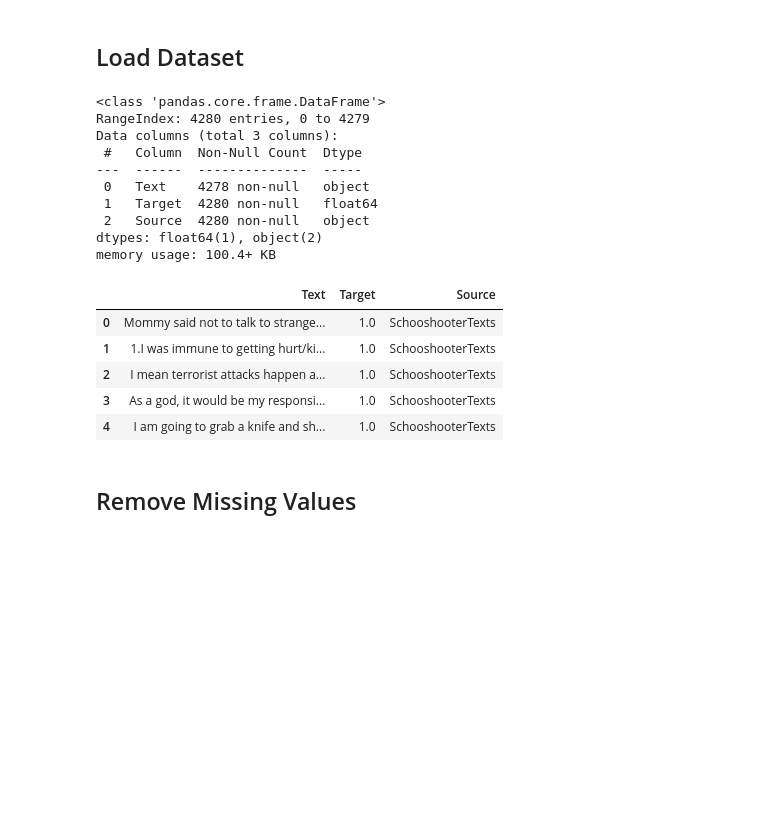
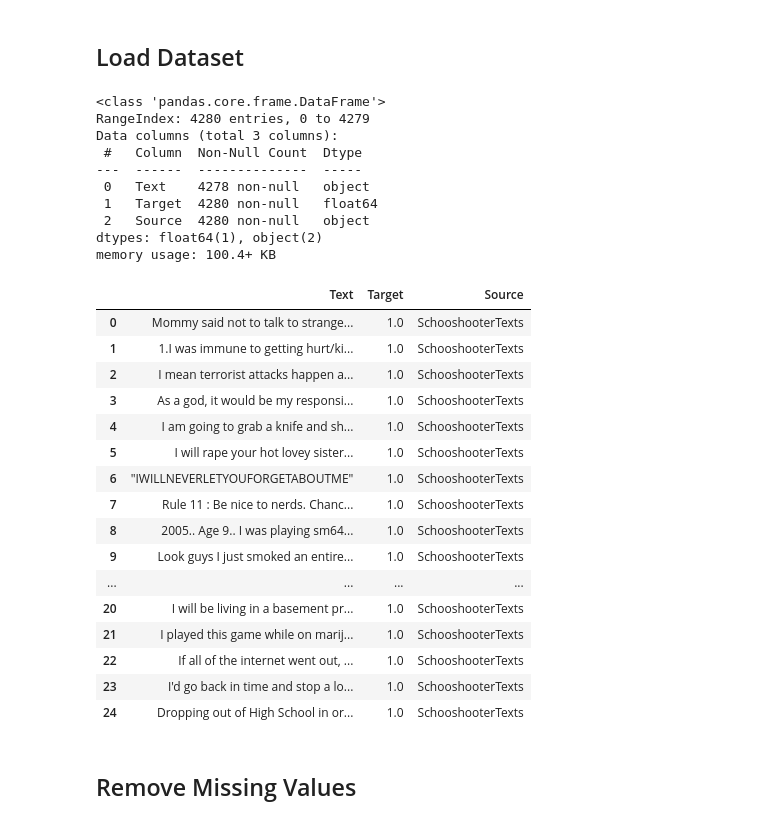
Before and after one commit to CrispiBacon/FYP, a Jupyter notebook: 4. Data Pre-processing/Pre-processing.ipynb, the cells around one changed output. Drawn from its saved outputs; the diff is of its cells as text; code cells hidden in the pictures; blank space fills up the shorter version.

```diff
--- a/4. Data Pre-processing/Pre-processing.ipynb
+++ b/4. Data Pre-processing/Pre-processing.ipynb
@@ -3,27 +3,38 @@
 # %%
 import pandas as pd
 
 df = pd.read_csv(r'..\3. Data Understanding\merged_data.csv', header=0)
 
 df.info()
-df.head()
+df.head(25)
 # %% [output]
 <class 'pandas.core.frame.DataFrame'>
 RangeIndex: 4280 entries, 0 to 4279
 Data columns (total 3 columns):
  #   Column  Non-Null Count  Dtype
 ---  ------  --------------  -----
  0   Text    4278 non-null   object
  1   Target  4280 non-null   float64
  2   Source  4280 non-null   object
 dtypes: float64(1), object(2)
 memory usage: 100.4+ KB
 |  | Text | Target | Source |
 | 0 | Mommy said not to talk to strange... | 1.0 | SchooshooterTexts |
 | 1 | 1.I was immune to getting hurt/ki... | 1.0 | SchooshooterTexts |
 | 2 | I mean terrorist attacks happen a... | 1.0 | SchooshooterTexts |
 | 3 | As a god, it would be my responsi... | 1.0 | SchooshooterTexts |
 | 4 | I am going to grab a knife and sh... | 1.0 | SchooshooterTexts |
+| 5 | I will rape your hot lovey sister... | 1.0 | SchooshooterTexts |
+| 6 | "IWILLNEVERLETYOUFORGETABOUTME" | 1.0 | SchooshooterTexts |
+| 7 | Rule 11 : Be nice to nerds. Chanc... | 1.0 | SchooshooterTexts |
+| 8 | 2005.. Age 9.. I was playing sm64... | 1.0 | SchooshooterTexts |
+| 9 | Look guys I just smoked an entire... | 1.0 | SchooshooterTexts |
+| ... | ... | ... | ... |
+| 20 | I will be living in a basement pr... | 1.0 | SchooshooterTexts |
+| 21 | I played this game while on marij... | 1.0 | SchooshooterTexts |
+| 22 | If all of the internet went out, ... | 1.0 | SchooshooterTexts |
+| 23 | I'd go back in time and stop a lo... | 1.0 | SchooshooterTexts |
+| 24 | Dropping out of High School in or... | 1.0 | SchooshooterTexts |
 # %% [markdown]
 ## Remove Missing Values
 # %%
```
Also changed, not shown: parts of 26 cells of this notebook, 18 other files.
